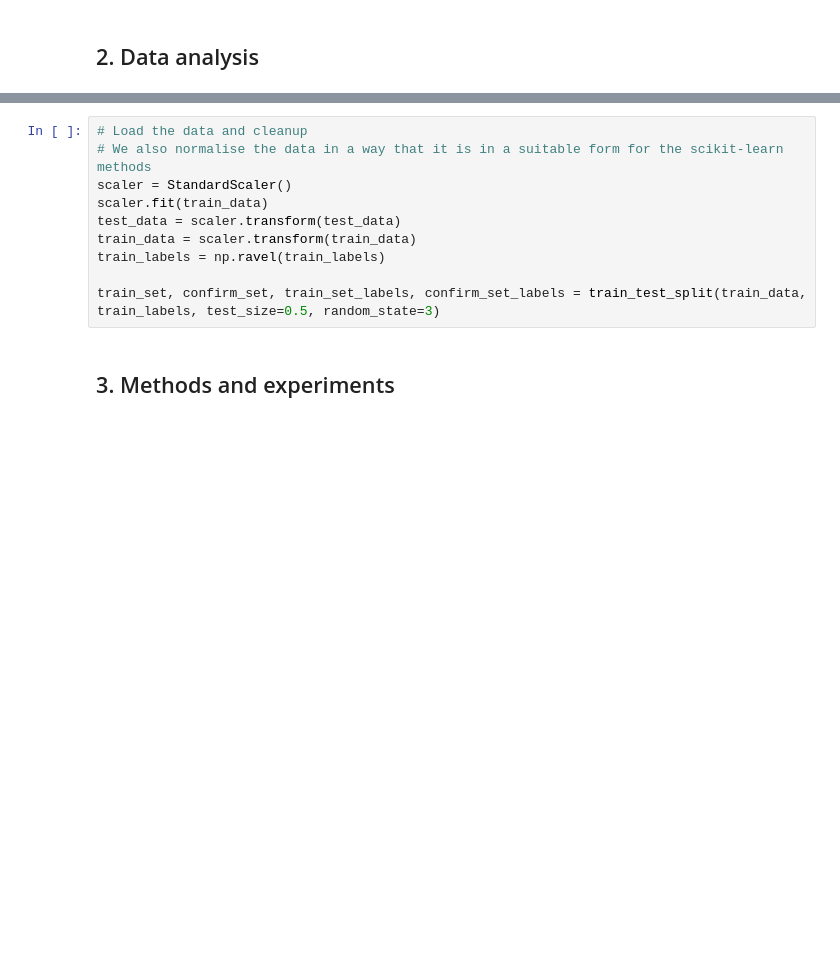
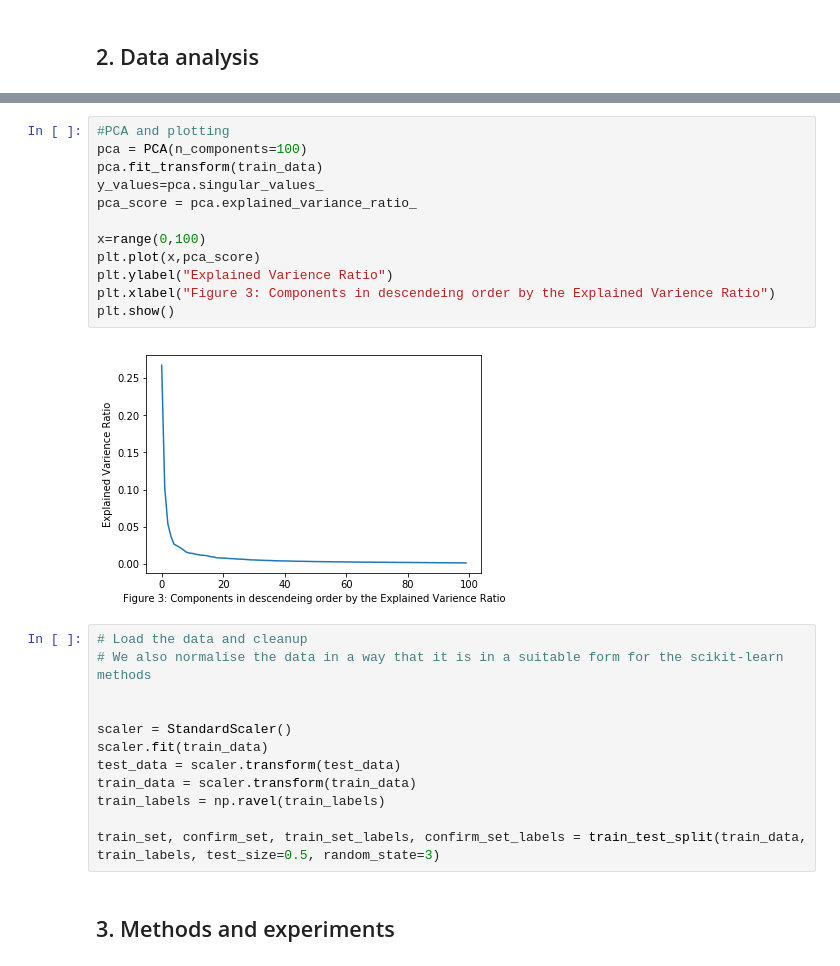
Before and after one commit to kaakock/MLBP2018Project, a Jupyter notebook: MLBP2018 Project Report Template.ipynb, the cells around one changed output, grey strips where cells are left out. Cells and saved outputs as stored; diff of their text form; blank space fills up the shorter version.

```diff
--- a/MLBP2018 Project Report Template.ipynb
+++ b/MLBP2018 Project Report Template.ipynb
@@ -73,6 +94,22 @@ plt.show()
+# %%
+#PCA and plotting
+pca = PCA(n_components=100)
+pca.fit_transform(train_data)
+y_values=pca.singular_values_
+pca_score = pca.explained_variance_ratio_
+
+x=range(0,100)
+plt.plot(x,pca_score)
+plt.ylabel("Explained Varience Ratio")
+plt.xlabel("Figure 3: Components in descendeing order by the Explained Varience Ratio")
+plt.show()
+# %% [output]
+[figure, added]
 # %%
 # Load the data and cleanup
 # We also normalise the data in a way that it is in a suitable form for the scikit-learn methods
+
+
 scaler = StandardScaler()
 scaler.fit(train_data)
 test_data = scaler.transform(test_data)
```
Also changed, not shown: parts of 12 cells of this notebook.
